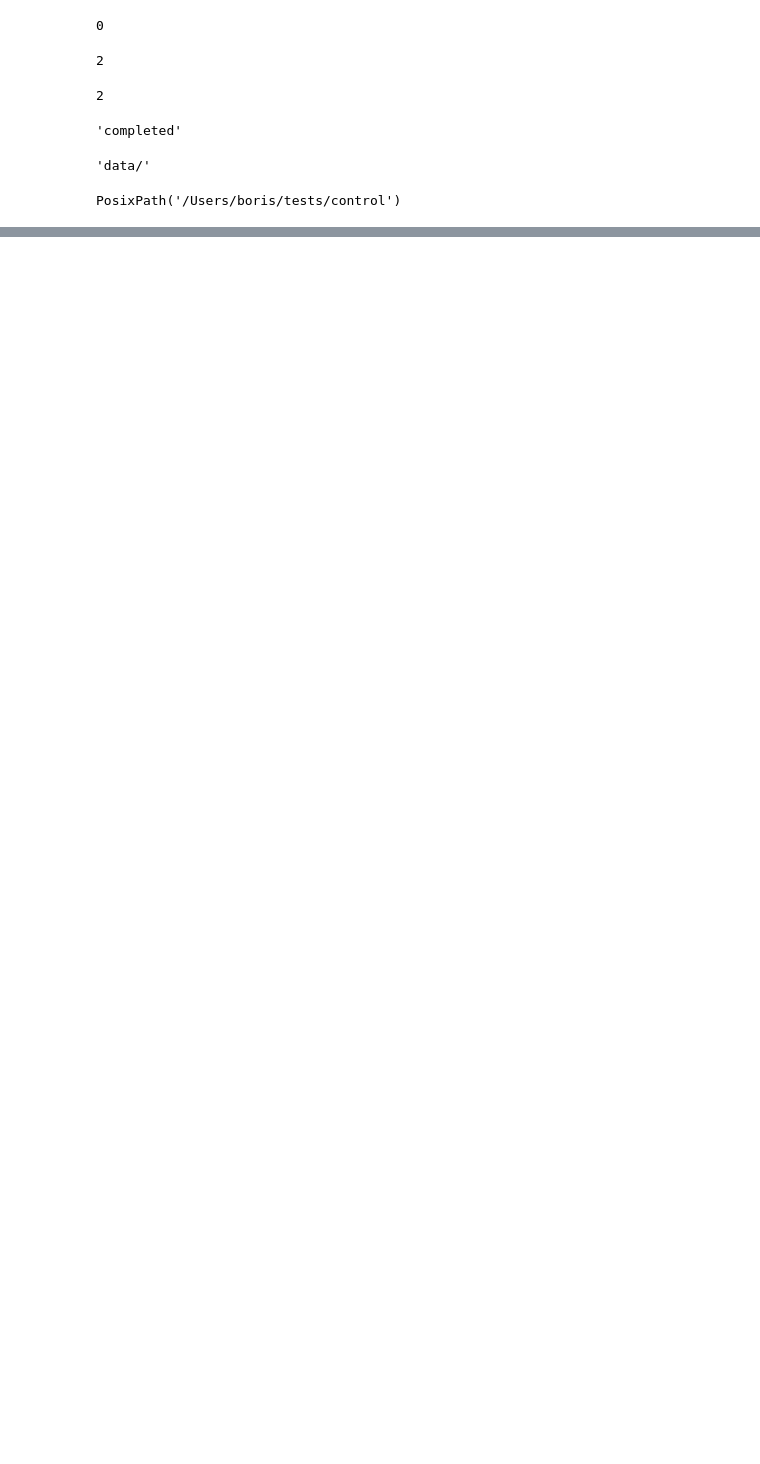
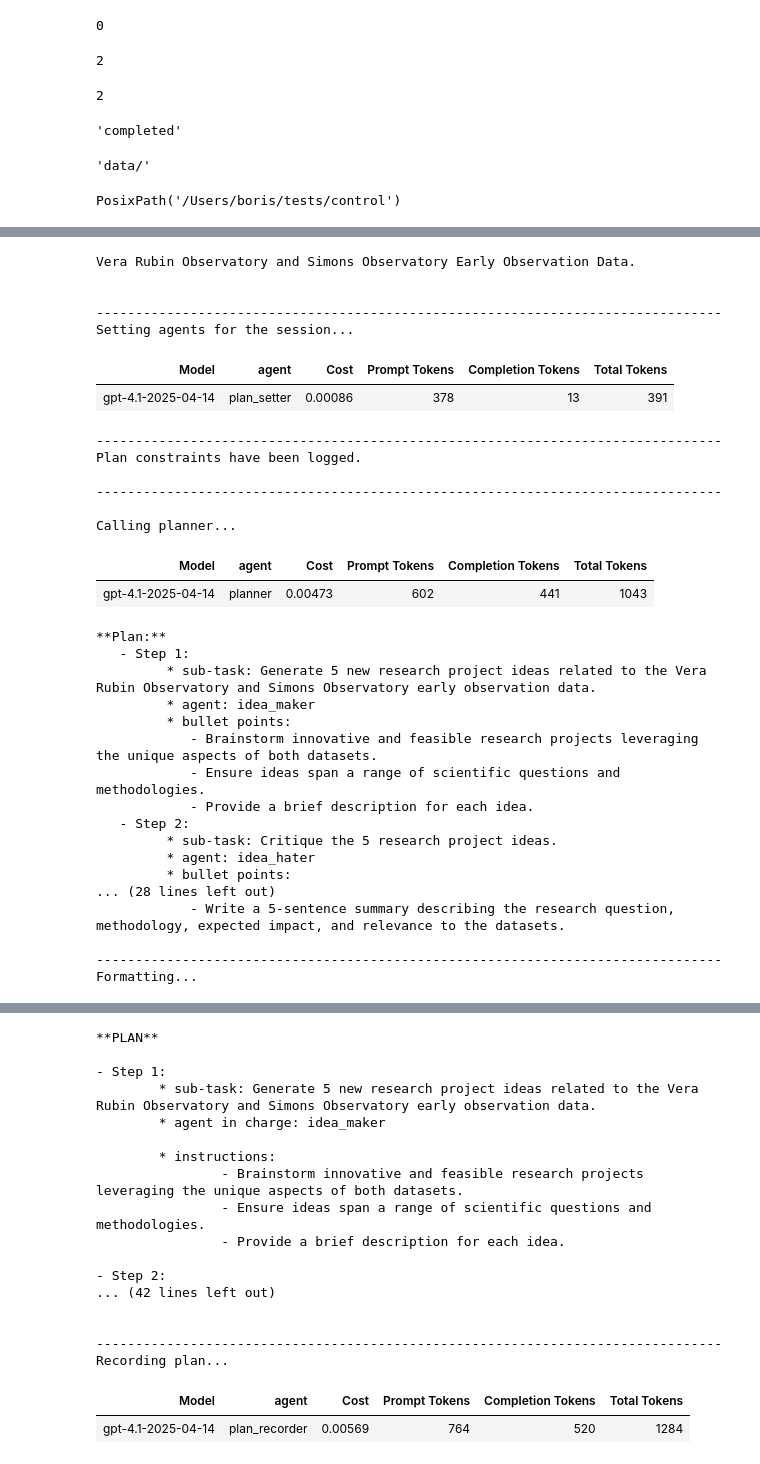
Before and after one commit to CMBAgents/cmbagent, a Jupyter notebook: docs/notebooks/cmbagent_beta3_planning_and_control_context_carryover_demo.ipynb, the cells around one changed output, grey strips where cells are left out. Cells and saved outputs as stored; diff of their text form; code cells hidden in the pictures; blank space fills up the shorter version.

```diff
--- a/docs/notebooks/cmbagent_beta3_planning_and_control_context_carryover_demo.ipynb
+++ b/docs/notebooks/cmbagent_beta3_planning_and_control_context_carryover_demo.ipynb
@@ -251,18 +219,51 @@ Don't suggest to perform any calculations or analyses here. The only goal of thi
 # %%
 data_description = r"""
 Vera Rubin Observatory and Simons Observatory Early Observation Data.
 """
 
 
 idea_maker_model = "gpt-4.1-2025-04-14"
 idea_hater_model = "claude-sonnet-4-20250514"
 
 results = cmbagent.planning_and_control(data_description,
                       n_plan_reviews = 1,
                       max_plan_steps = 6,
                       idea_maker_model = idea_maker_model,
                       idea_hater_model = idea_hater_model,
                       plan_instructions=planner_append_instructions,
-                      work_dir = "/Users/boris/idea_dir",
+                      work_dir = "/Users/boris/Desktop/idea_dir",
                       # api_keys = self.api_keys
                      )
+# %% [output]
+Vera Rubin Observatory and Simons Observatory Early Observation Data.
+
+
+--------------------------------------------------------------------------------
+Setting agents for the session...
+| Model | agent | Cost | Prompt Tokens | Completion Tokens | Total Tokens |
+| gpt-4.1-2025-04-14 | plan_setter | 0.00086 | 378 | 13 | 391 |
+--------------------------------------------------------------------------------
+Plan constraints have been logged.
+
+--------------------------------------------------------------------------------
+
+Calling planner...
+| Model | agent | Cost | Prompt Tokens | Completion Tokens | Total Tokens |
+| gpt-4.1-2025-04-14 | planner | 0.00473 | 602 | 441 | 1043 |
+**Plan:**
+   - Step 1:
+         * sub-task: Generate 5 new research project ideas related to the Vera Rubin Observatory and Simons Observatory early observation data.
+         * agent: idea_maker
+         * bullet points:
+            - Brainstorm innovative and feasible research projects leveraging the unique aspects of both datasets.
+            - Ensure ideas span a range of scientific questions and methodologies.
+            - Provide a brief description for each idea.
+   - Step 2:
+         * sub-task: Critique the 5 research project ideas.
+         * agent: idea_hater
+         * bullet points:
+... (28 lines left out)
+            - Write a 5-sentence summary describing the research question, methodology, expected impact, and relevance to the datasets.
+
+--------------------------------------------------------------------------------
+Formatting...
@@ -268,0 +272,19 @@ results = cmbagent.planning_and_control(data_description,
+**PLAN**
+
+- Step 1:
+        * sub-task: Generate 5 new research project ideas related to the Vera Rubin Observatory and Simons Observatory early observation data.
+        * agent in charge: idea_maker
+
+        * instructions:
+                - Brainstorm innovative and feasible research projects leveraging the unique aspects of both datasets.
+                - Ensure ideas span a range of scientific questions and methodologies.
+                - Provide a brief description for each idea.
+
+- Step 2:
+... (42 lines left out)
+
+
+--------------------------------------------------------------------------------
+Recording plan...
+| Model | agent | Cost | Prompt Tokens | Completion Tokens | Total Tokens |
+| gpt-4.1-2025-04-14 | plan_recorder | 0.00569 | 764 | 520 | 1284 |
```
Also changed, not shown: parts of 13 cells of this notebook.
